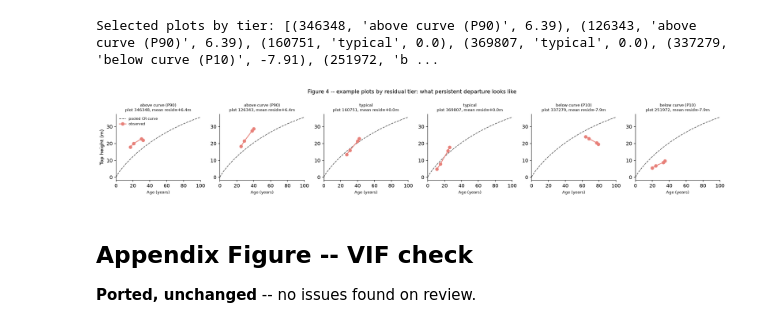
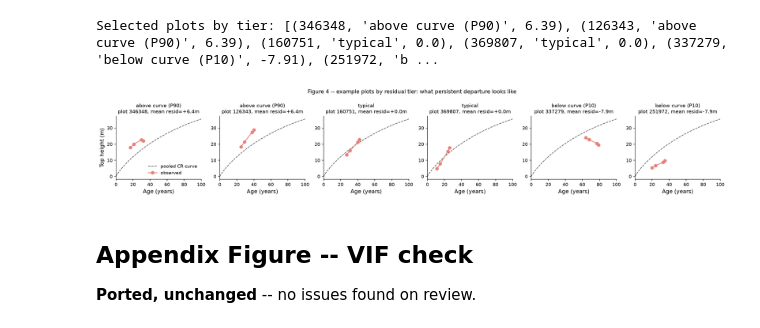
Before and after one commit to shreeyagorasia/forest_diss, a Jupyter notebook: notebooks/results_q1/results_figures_q1_selected.ipynb, the cells around one changed output. Cells and saved outputs as stored; diff of their text form; code cells hidden in the pictures.

```diff
--- a/notebooks/results_q1/results_figures_q1_selected.ipynb
+++ b/notebooks/results_q1/results_figures_q1_selected.ipynb
@@ -272,7 +278,7 @@ ceh_twi           -0.105692    -0.010045            False
 gwa_weibull_a_50m -0.329607    -0.139664            False
 local_relief_500m -0.116573    -0.005466            False
 # %%
-fig, (ax_a, ax_shap) = plt.subplots(1, 2, figsize=(13, 8), gridspec_kw={"width_ratios": [1.5, 1]}, sharey=True)
+fig, (ax_a, ax_shap) = plt.subplots(1, 2, figsize=(13, 6), gridspec_kw={"width_ratios": [1.5, 1]}, sharey=True)
 
 y_positions = np.arange(len(CURATED_VARIABLES))
 row_offsets = {"Set3": -0.15, "Set4": 0.15}
@@ -312,7 +318,8 @@ ax_shap.set_xlabel("Mean |SHAP| (m), Set4")
 ax_shap.set_title("Panel B: XGBoost's own ranking\n(same row order as Panel A -- read across, not within, panels)", fontsize=9.5)
 
 fig.suptitle("Figure 2 -- three lenses on Q1's attribution question", fontsize=12)
-plt.tight_layout()
+ax_a.margins(y=0.02)
+plt.tight_layout(pad=0.6)
 fig.savefig(FIGURES_DIR / "q1_selected_fig2_attribution_three_lenses.png", dpi=200)
 plt.show()
 # %% [output]
@@ -448,25 +456,26 @@ Selected plots by tier: [(346348, 'above curve (P90)', 6.39), (126343, 'above cu
 # %%
 fig, axes = plt.subplots(1, 6, figsize=(18, 3.2), sharey=False)
 age_range = np.linspace(0, 100, 200)
 cr_curve = chapman_richards(age_range, CR_PARAMS_4SURVEY["y_max"], CR_PARAMS_4SURVEY["k"], CR_PARAMS_4SURVEY["p"])
 
 for ax, plot_id, label, residual in zip(axes, tier_plots, tier_labels, tier_residuals):
     plot_rows = growth_rows_fig4[growth_rows_fig4["identification"] == plot_id].sort_values("Age")
     ax.plot(age_range, cr_curve, linestyle="--", color=COLOR_NEUTRAL_EDGE, linewidth=1.2, label="pooled CR curve")
     ax.plot(plot_rows["Age"], plot_rows["elev_percentile_95th"], marker="o", color=COLOR_XGBOOST,
             linewidth=1.6, label="observed")
-    ax.set_title(f"{label}\nplot {int(plot_id)}, mean resid={residual:+.1f}m", fontsize=8)
-    ax.set_xlabel("Age (years)", fontsize=8)
+    ax.set_title(f"{label}\nplot {int(plot_id)}, mean resid={residual:+.1f}m", fontsize=10)
+    ax.set_xlabel("Age (years)", fontsize=11)
+    ax.tick_params(labelsize=9)
     ax.set_xlim(0, 100)
 
-axes[0].set_ylabel("Top height (m)")
-axes[0].legend(fontsize=7, frameon=False)
+axes[0].set_ylabel("Top height (m)", fontsize=11)
+axes[0].legend(fontsize=9, frameon=False)
 fig.suptitle("Figure 4 -- example plots by residual tier: what persistent departure looks like", fontsize=11)
 plt.tight_layout()
 fig.savefig(FIGURES_DIR / "q1_selected_fig4_example_trajectories.png", dpi=200)
 plt.show()
 # %% [output]
-[figure, old version]
+[figure, new version]
 # %% [markdown]
 ## Appendix Figure -- VIF check
 
```
Also changed, not shown: parts of 3 cells of this notebook, 19 other files.
